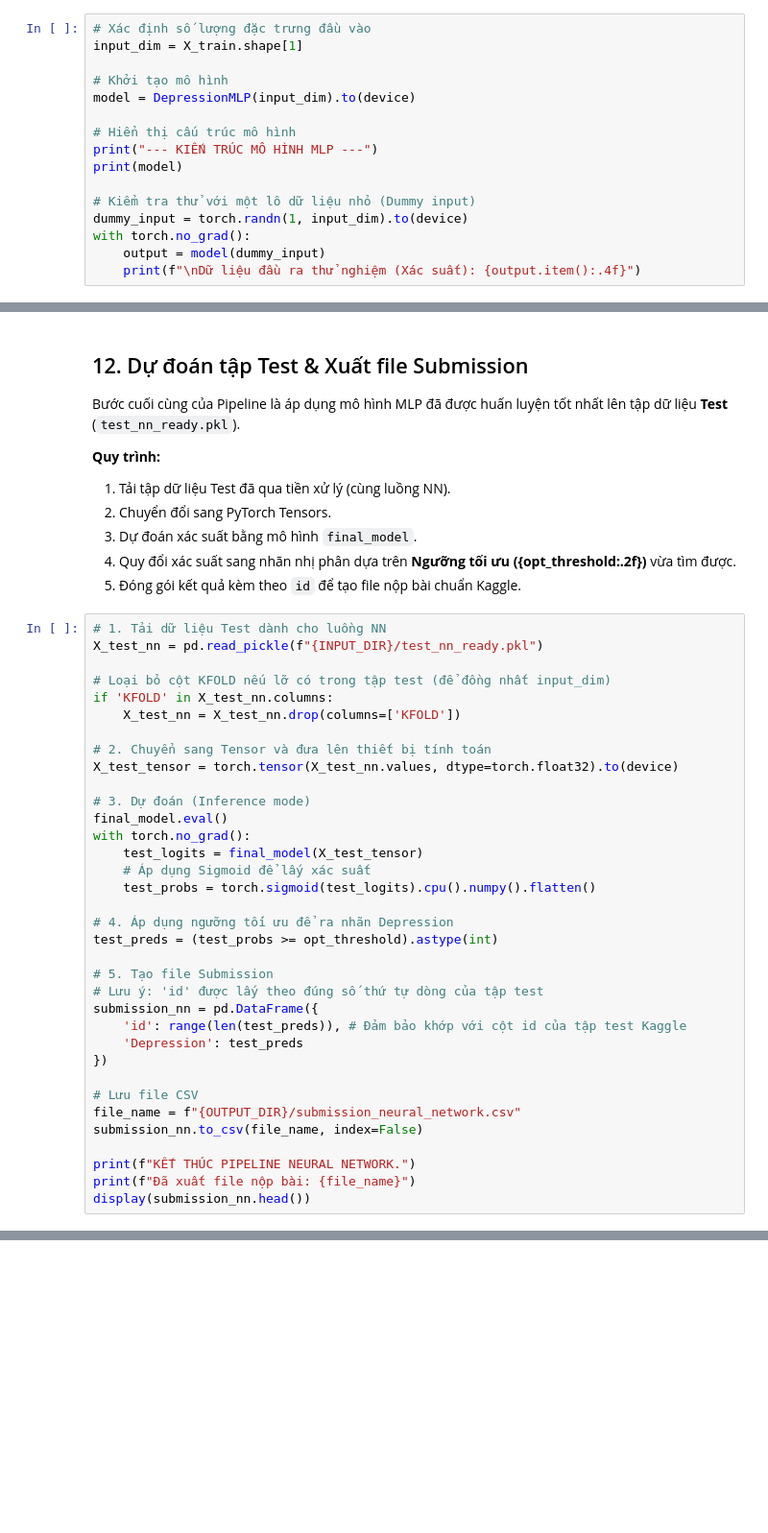
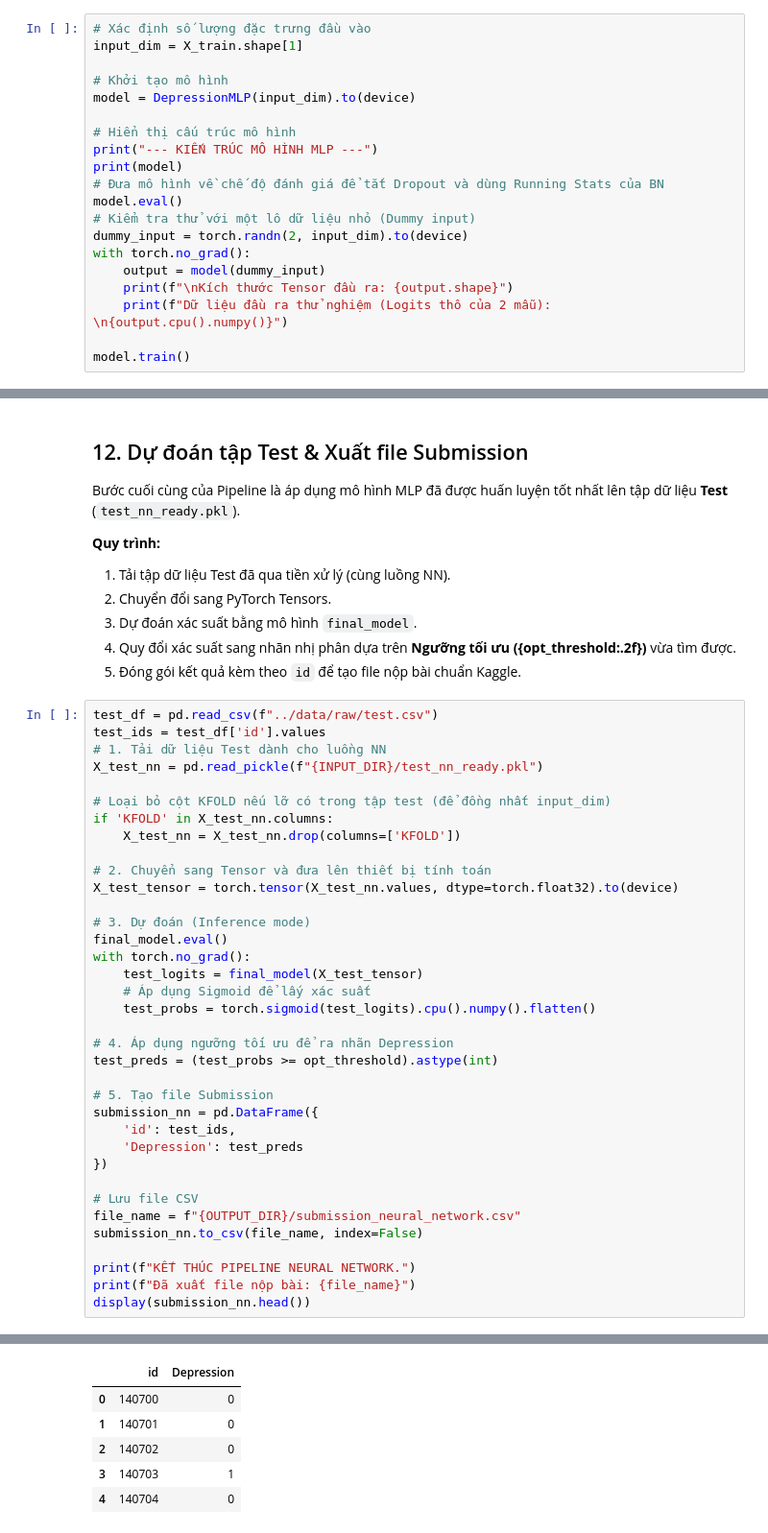
Before and after one commit to s4lt1f0l/Exploring-Mental-Health-Data, a Jupyter notebook: notebooks/05_neural_network.ipynb, the cells around one changed output, grey strips where cells are left out. Shown at 96% size. Cells and saved outputs as stored; diff of their text form; blank space fills up the shorter version.

```diff
--- a/notebooks/05_neural_network.ipynb
+++ b/notebooks/05_neural_network.ipynb
@@ -160,9 +169,13 @@ model = DepressionMLP(input_dim).to(device)
 # Hiển thị cấu trúc mô hình
 print("--- KIẾN TRÚC MÔ HÌNH MLP ---")
 print(model)
-
+# Đưa mô hình về chế độ đánh giá để tắt Dropout và dùng Running Stats của BN
+model.eval()
 # Kiểm tra thử với một lô dữ liệu nhỏ (Dummy input)
-dummy_input = torch.randn(1, input_dim).to(device)
+dummy_input = torch.randn(2, input_dim).to(device)
 with torch.no_grad():
     output = model(dummy_input)
-    print(f"\nDữ liệu đầu ra thử nghiệm (Xác suất): {output.item():.4f}")
+    print(f"\nKích thước Tensor đầu ra: {output.shape}")
+    print(f"Dữ liệu đầu ra thử nghiệm (Logits thô của 2 mẫu): \n{output.cpu().numpy()}")
+
+model.train()
@@ -513,6 +621,8 @@ Bước cuối cùng của Pipeline là áp dụng mô hình MLP đã được h
 4. Quy đổi xác suất sang nhãn nhị phân dựa trên **Ngưỡng tối ưu ({opt_threshold:.2f})** vừa tìm được.
 5. Đóng gói kết quả kèm theo `id` để tạo file nộp bài chuẩn Kaggle.
 # %%
+test_df = pd.read_csv(f"../data/raw/test.csv")
+test_ids = test_df['id'].values
 # 1. Tải dữ liệu Test dành cho luồng NN
 X_test_nn = pd.read_pickle(f"{INPUT_DIR}/test_nn_ready.pkl")
 
@@ -534,9 +644,8 @@ with torch.no_grad():
 test_preds = (test_probs >= opt_threshold).astype(int)
 
 # 5. Tạo file Submission
-# Lưu ý: 'id' được lấy theo đúng số thứ tự dòng của tập test
 submission_nn = pd.DataFrame({
-    'id': range(len(test_preds)), # Đảm bảo khớp với cột id của tập test Kaggle
+    'id': test_ids,
     'Depression': test_preds
 })
 
@@ -547,3 +656,4 @@ submission_nn.to_csv(file_name, index=False)
 print(f"KẾT THÚC PIPELINE NEURAL NETWORK.")
 print(f"Đã xuất file nộp bài: {file_name}")
 display(submission_nn.head())
+# %% [output]
@@ -549,0 +662,6 @@ display(submission_nn.head())
+|  | id | Depression |
+| 0 | 140700 | 0 |
+| 1 | 140701 | 0 |
+| 2 | 140702 | 0 |
+| 3 | 140703 | 1 |
+| 4 | 140704 | 0 |
```
Also changed, not shown: parts of 12 cells of this notebook, 8 other files.
